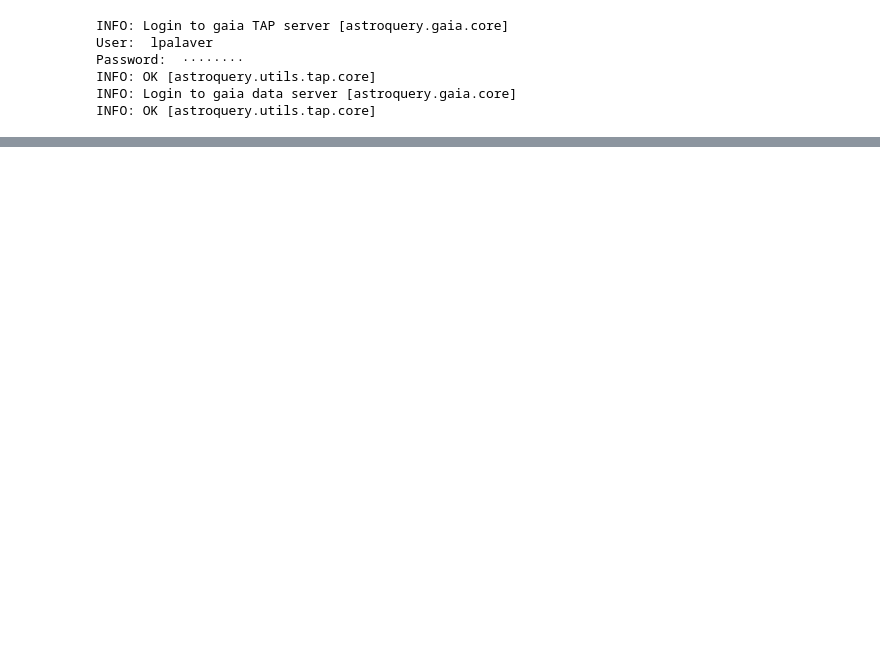
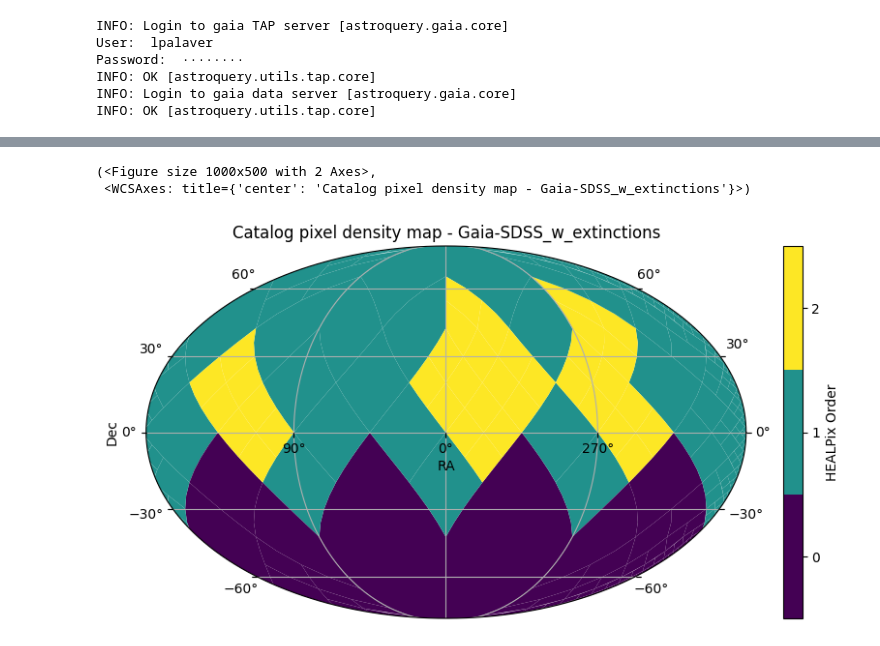
Before and after one commit to labastro-rbi/photoD, a Jupyter notebook: docs/pre_executed/query_gaia_sdss_to_hats.ipynb, the cells around one changed output, grey strips where cells are left out. Saved outputs shown, nothing was run; the diff lists cells and outputs as text; code cells hidden in the pictures; blank space fills up the shorter version.

```diff
--- a/docs/pre_executed/query_gaia_sdss_to_hats.ipynb
+++ b/docs/pre_executed/query_gaia_sdss_to_hats.ipynb
@@ -99,0 +89,5 @@ pipeline_with_client(args, client)
+# %%
+import lsdb
+
+df = lsdb.read_hats("/mnt/beegfs/scratch/data/Gaia-SDSS/hats/Gaia-SDSS_w_extinctions/")
+df
@@ -99,0 +104,6 @@ pipeline_with_client(args, client)
+# %%
+df.plot_pixels()
+# %% [output]
+(<Figure size 1000x500 with 2 Axes>,
+ <WCSAxes: title={'center': 'Catalog pixel density map - Gaia-SDSS_w_extinctions'}>)
+[figure, added]
```
Also changed, not shown: parts of 12 cells of this notebook, 15 other files.
